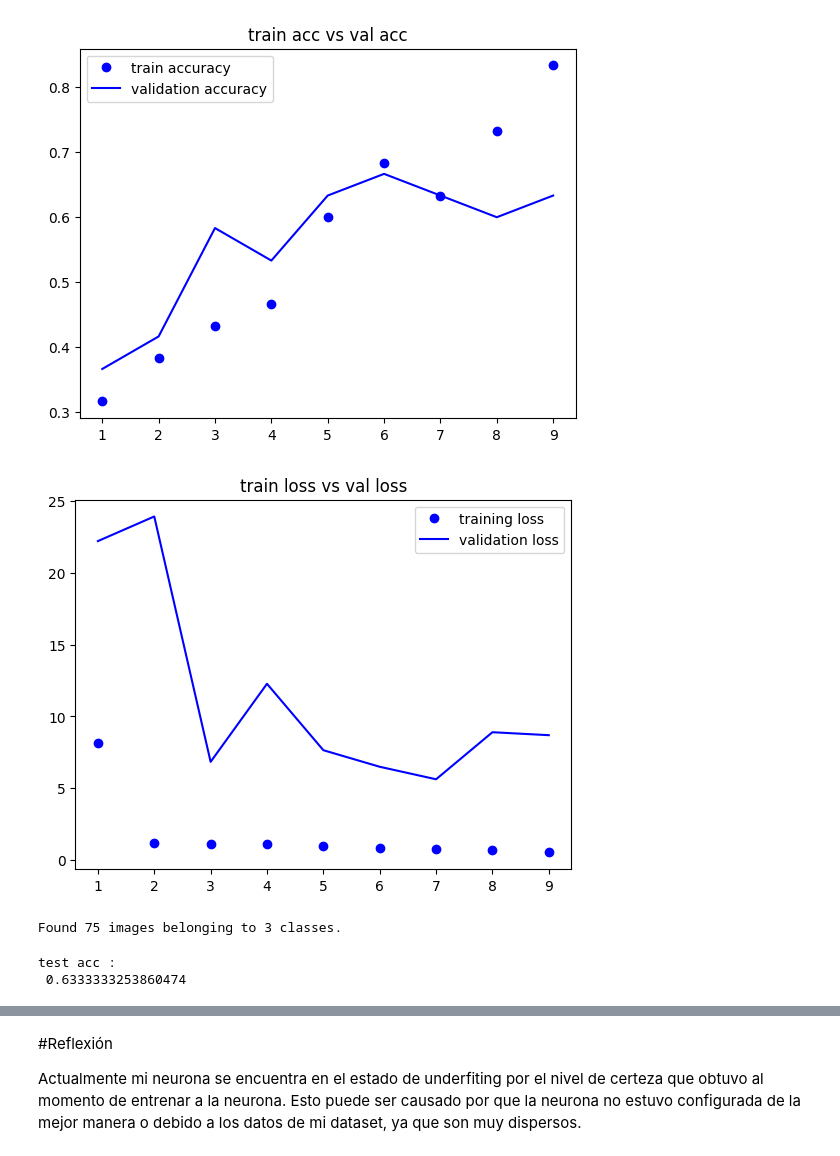
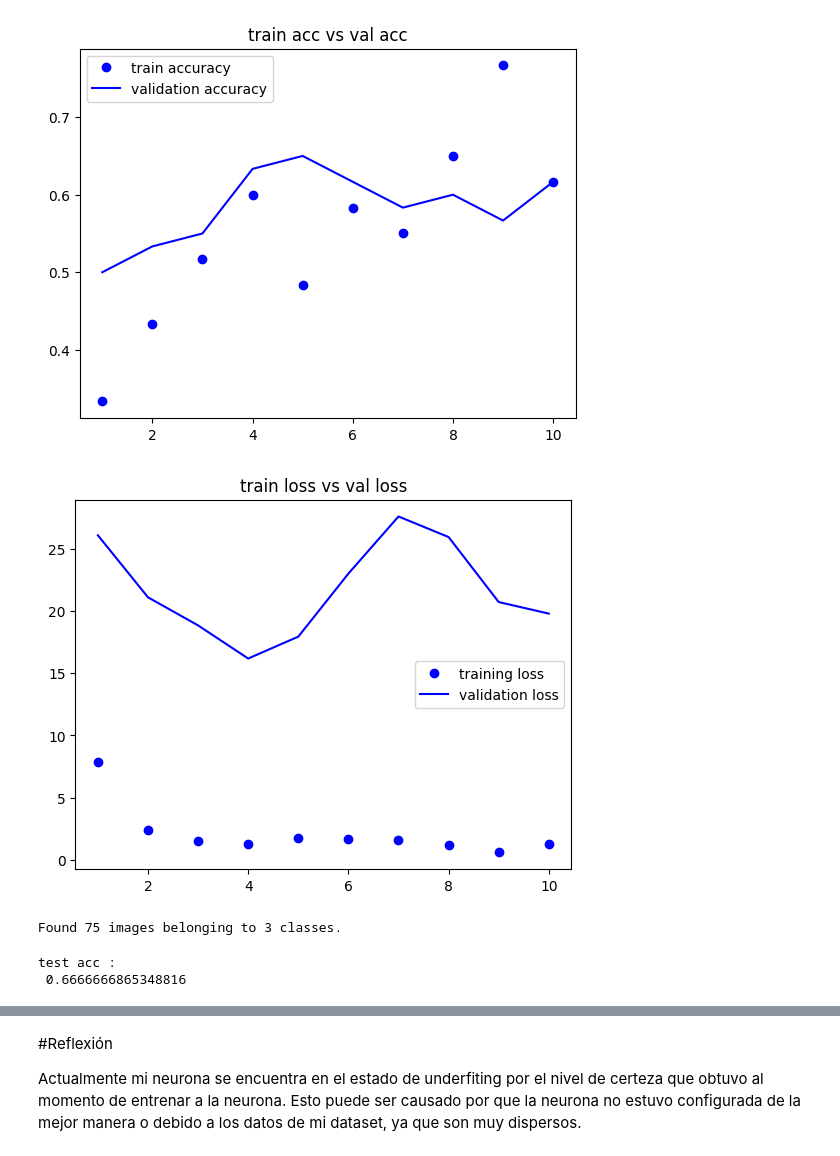
Before and after one commit to Tony-Jaime02/Banana_Convolution-Neural-Network, a Jupyter notebook: CNN.ipynb, the cells around one changed output, grey strips where cells are left out. Cells and saved outputs as stored; diff of their text form; code cells hidden in the pictures.

```diff
--- a/CNN.ipynb
+++ b/CNN.ipynb
@@ -79,7 +79,7 @@ model.compile(loss='categorical_crossentropy',
 
 history = model.fit(train_generator,
 				steps_per_epoch = 10,
-				epochs = 9,
+				epochs = 10,
 				validation_data = val_generator,
 				validation_steps = 10)
 # %% [output]
@@ -124,37 +126,37 @@ model.save('bananas.h5')
 
 acc = history.history['acc']
 val_acc = history.history['val_acc']
 loss = history.history['loss']
 val_loss = history.history['val_loss']
 
 epochs = range(1, len(acc)+1)
 
 plt.plot(epochs,acc,'bo',label='train accuracy')
 plt.plot(epochs,val_acc, 'b', label='validation accuracy')
 plt.title('train acc vs val acc')
 plt.legend()
 
 plt.figure()
 
 plt.plot(epochs,loss, 'bo', label ='training loss')
 plt.plot(epochs,val_loss, 'b', label = 'validation loss')
 plt.title('train loss vs val loss')
 plt.legend()
 
 plt.show()
 
 test_datagen = ImageDataGenerator(1./255)
 test_generator = test_datagen.flow_from_directory(
 					test_dir,
 					target_size = (250, 250),
-					batch_size = 6,
+					batch_size = 75,
 					class_mode= 'categorical')
 
-test_loss, test_acc = model.evaluate_generator(test_generator, steps = 10)
+test_loss, test_acc = model.evaluate_generator(test_generator, steps = 1)
 print('\ntest acc :\n', test_acc)
 # %% [output]
-[figure, old version]
+[figure, new version]
-[figure, old version]
+[figure, new version]
 Found 75 images belonging to 3 classes.
 test acc :
- 0.6333333253860474
+ 0.6666666865348816
```
Also changed, not shown: parts of 7 cells of this notebook.
